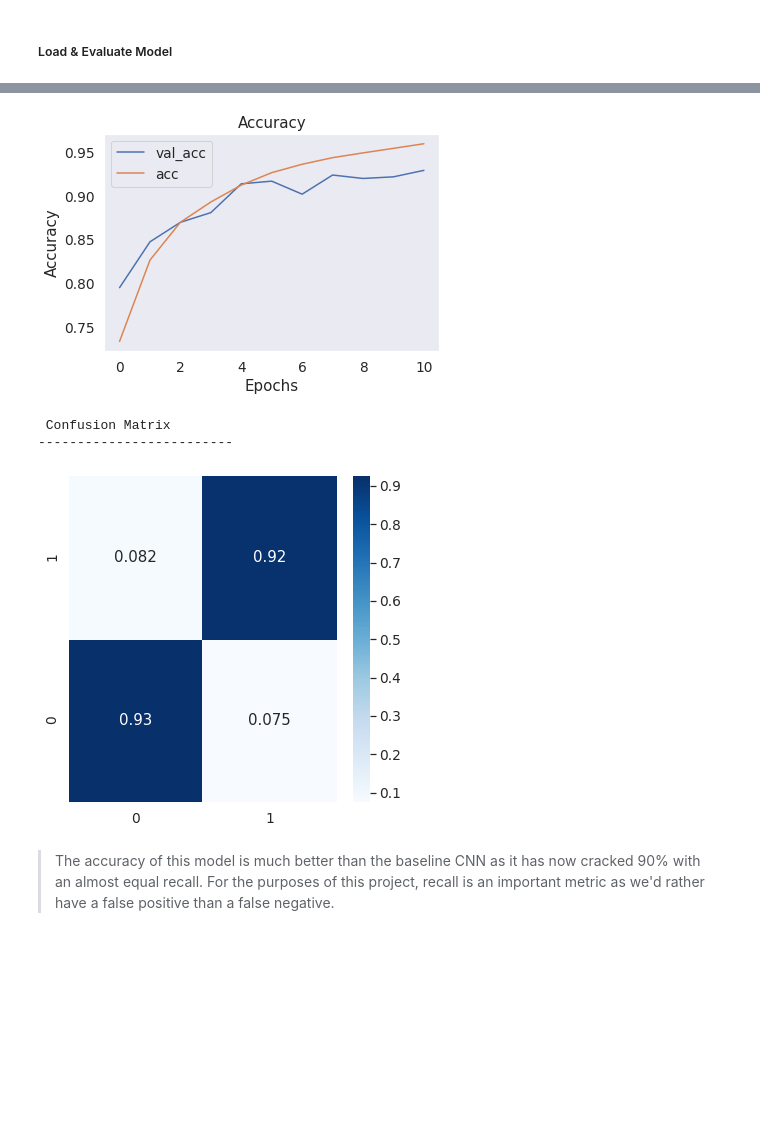
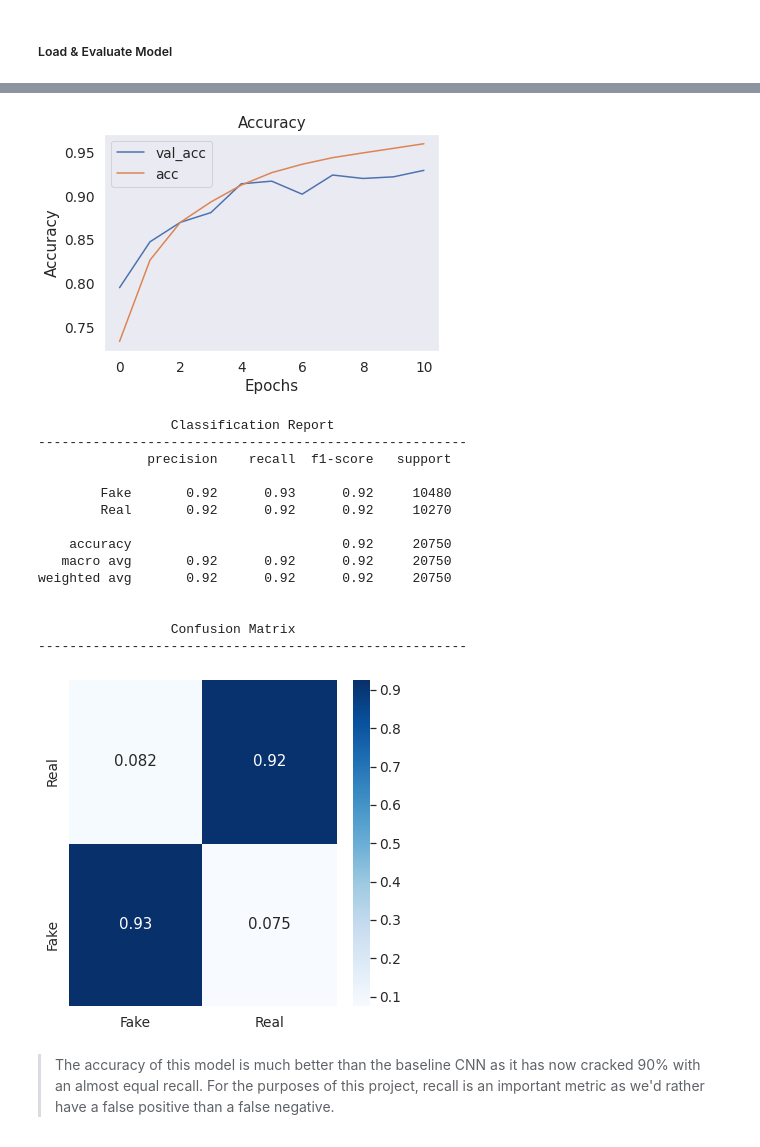
Before and after one commit to spags093/deepfake_image_detection, a Jupyter notebook: Deepfake_Capstone_2.ipynb, the cells around one changed output, grey strips where cells are left out. Cells and saved outputs as stored; diff of their text form; code cells hidden in the pictures; blank space fills up the shorter version.

```diff
--- a/Deepfake_Capstone_2.ipynb
+++ b/Deepfake_Capstone_2.ipynb
@@ -879,7 +880,7 @@ tuned_hist_df = pd.read_csv(history_path)
 tuned_nn_updated.summary()
 
 # Evaluate the model
-evaluate_saved_models(tuned_nn_updated, X_test, y_test, tuned_hist_df)
+evaluate_network(tuned_hist_df, tuned_nn_updated, X_test, y_test)
 # %% [output]
 Mounted at /gdrive
 Model: "sequential"
@@ -901,8 +902,20 @@ conv2d_1 (Conv2D)            (None, 29, 29, 64)        73792
 [figure]
 [figure]
- Confusion Matrix
--------------------------
+                 Classification Report
+-------------------------------------------------------
+              precision    recall  f1-score   support
+
+        Fake       0.92      0.93      0.92     10480
+        Real       0.92      0.92      0.92     10270
+
+    accuracy                           0.92     20750
+   macro avg       0.92      0.92      0.92     20750
+weighted avg       0.92      0.92      0.92     20750
+
+
+                 Confusion Matrix
+-------------------------------------------------------
-[figure, old version]
+[figure, new version]
 # %% [markdown]
 > The accuracy of this model is much better than the baseline CNN as it has now cracked 90% with an almost equal recall.  For the purposes of this project, recall is an important metric as we'd rather have a false positive than a false negative.
 # %% [markdown]
```
Also changed, not shown: parts of 50 cells of this notebook.
